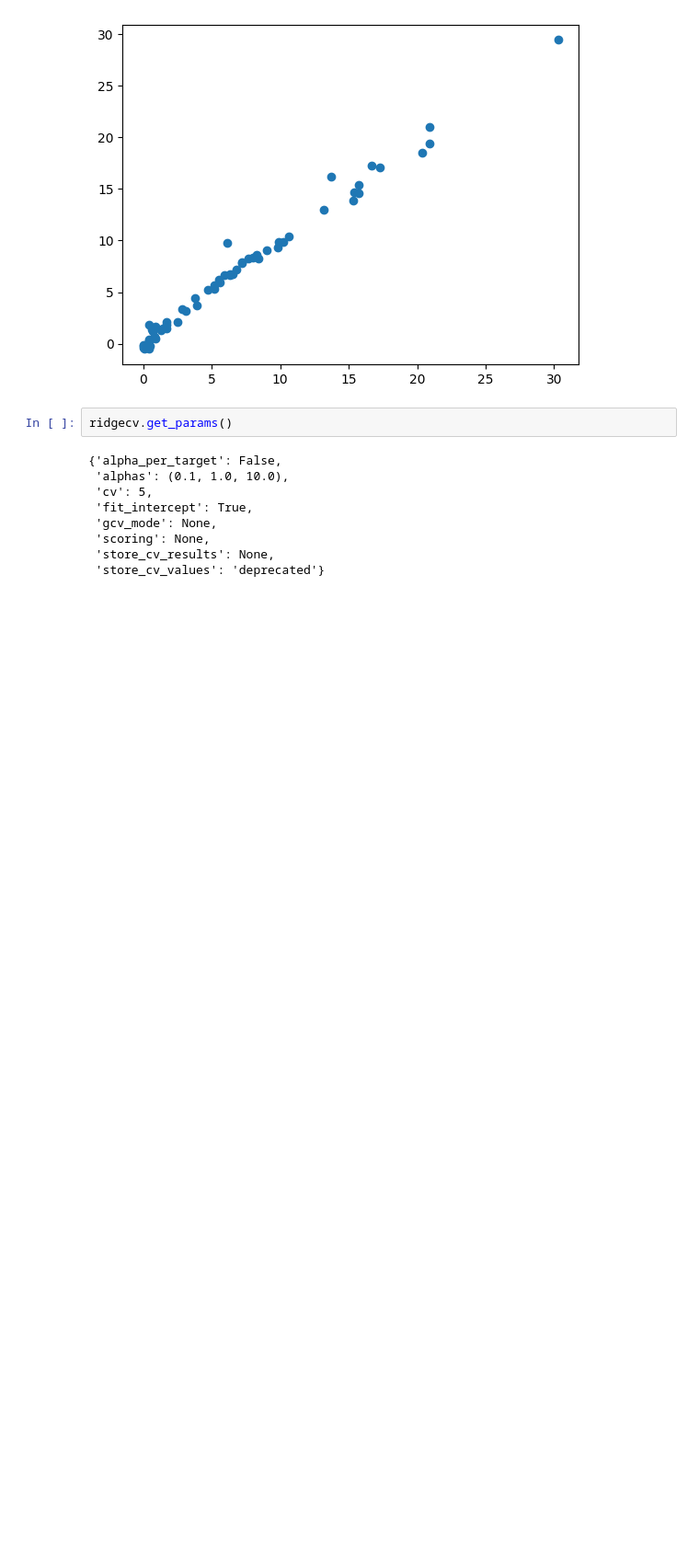
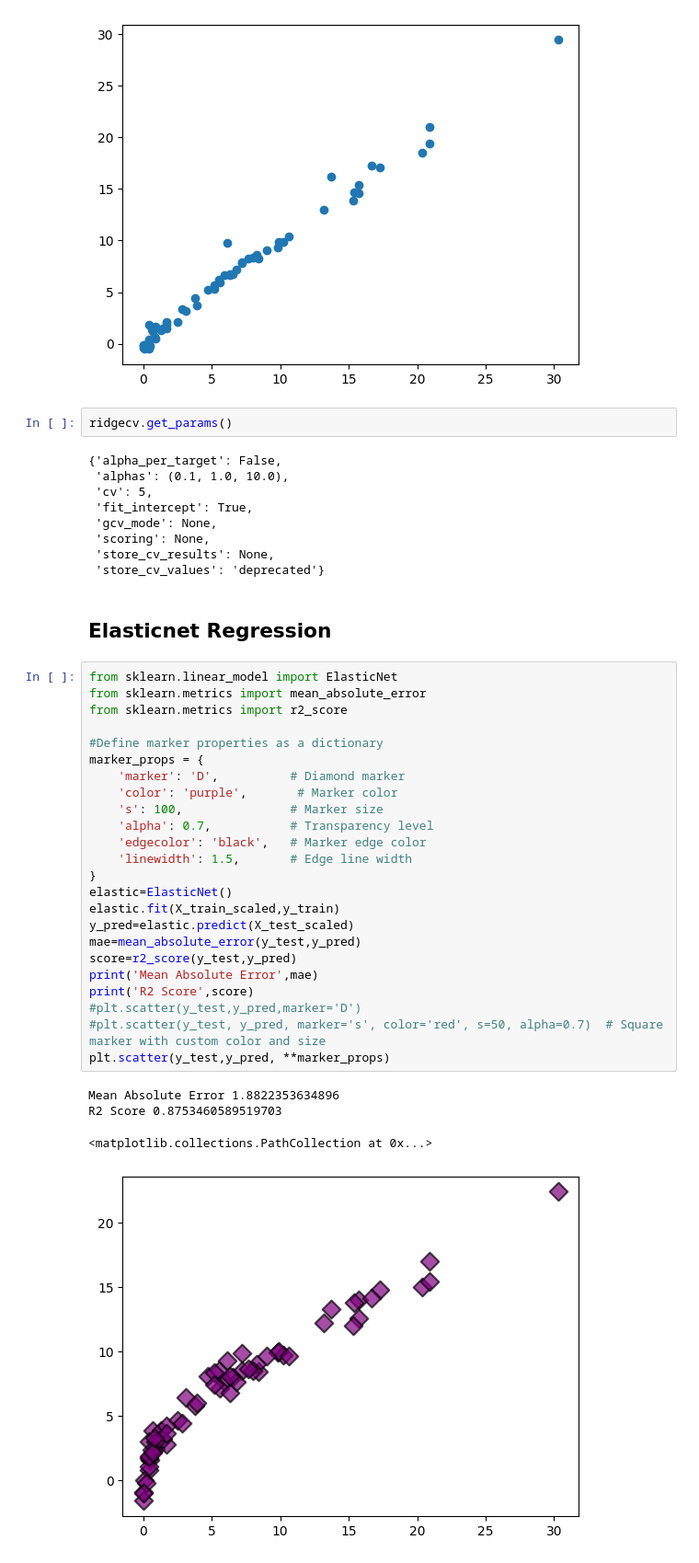
Before and after one commit to kunalkaushik1982/ml-regression, a Jupyter notebook: ModelTraining.ipynb, the cells around one changed output. Shown: that part at 92% size. Drawn from its saved outputs; the diff is of its cells as text; blank space fills up the shorter version.

Commit message:
Elasticnet Regression Model + Cross Validation ElasticNet

```diff
--- a/ModelTraining.ipynb
+++ b/ModelTraining.ipynb
@@ -345,3 +345,34 @@ ridgecv.get_params()
  'scoring': None,
  'store_cv_results': None,
  'store_cv_values': 'deprecated'}
+# %% [markdown]
+## Elasticnet Regression
+# %%
+from sklearn.linear_model import ElasticNet
+from sklearn.metrics import mean_absolute_error
+from sklearn.metrics import r2_score
+
+#Define marker properties as a dictionary
+marker_props = {
+    'marker': 'D',          # Diamond marker
+    'color': 'purple',       # Marker color
+    's': 100,               # Marker size
+    'alpha': 0.7,           # Transparency level
+    'edgecolor': 'black',   # Marker edge color
+    'linewidth': 1.5,       # Edge line width
+}
+elastic=ElasticNet()
+elastic.fit(X_train_scaled,y_train)
+y_pred=elastic.predict(X_test_scaled)
+mae=mean_absolute_error(y_test,y_pred)
+score=r2_score(y_test,y_pred)
+print('Mean Absolute Error',mae)
+print('R2 Score',score)
+#plt.scatter(y_test,y_pred,marker='D')
+#plt.scatter(y_test, y_pred, marker='s', color='red', s=50, alpha=0.7)  # Square marker with custom color and size
+plt.scatter(y_test,y_pred, **marker_props)
+# %% [output]
+Mean Absolute Error 1.8822353634896
+R2 Score 0.8753460589519703
+<matplotlib.collections.PathCollection at 0x...>
+[figure, added]
```
Also changed, not shown: parts of 2 cells of this notebook.
